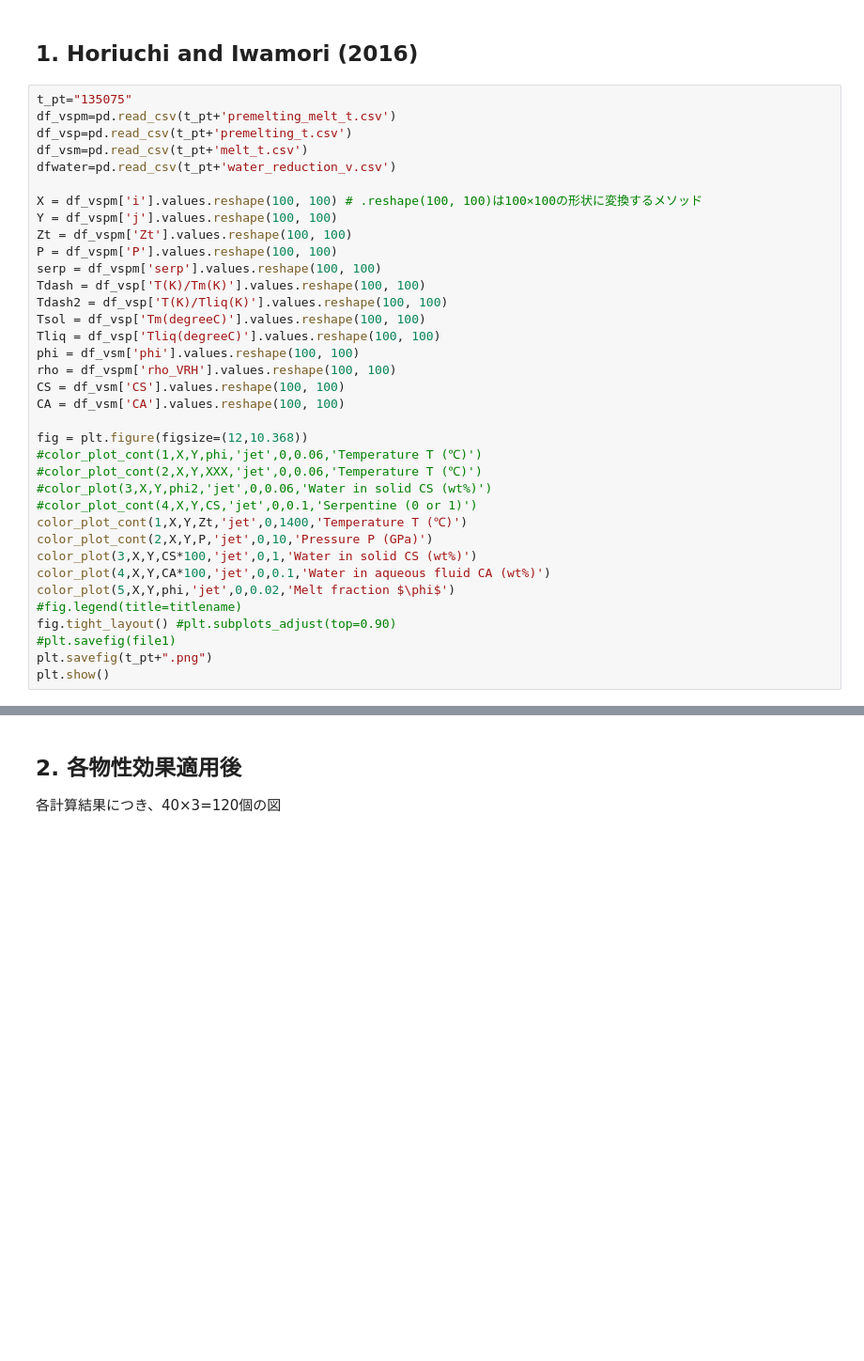
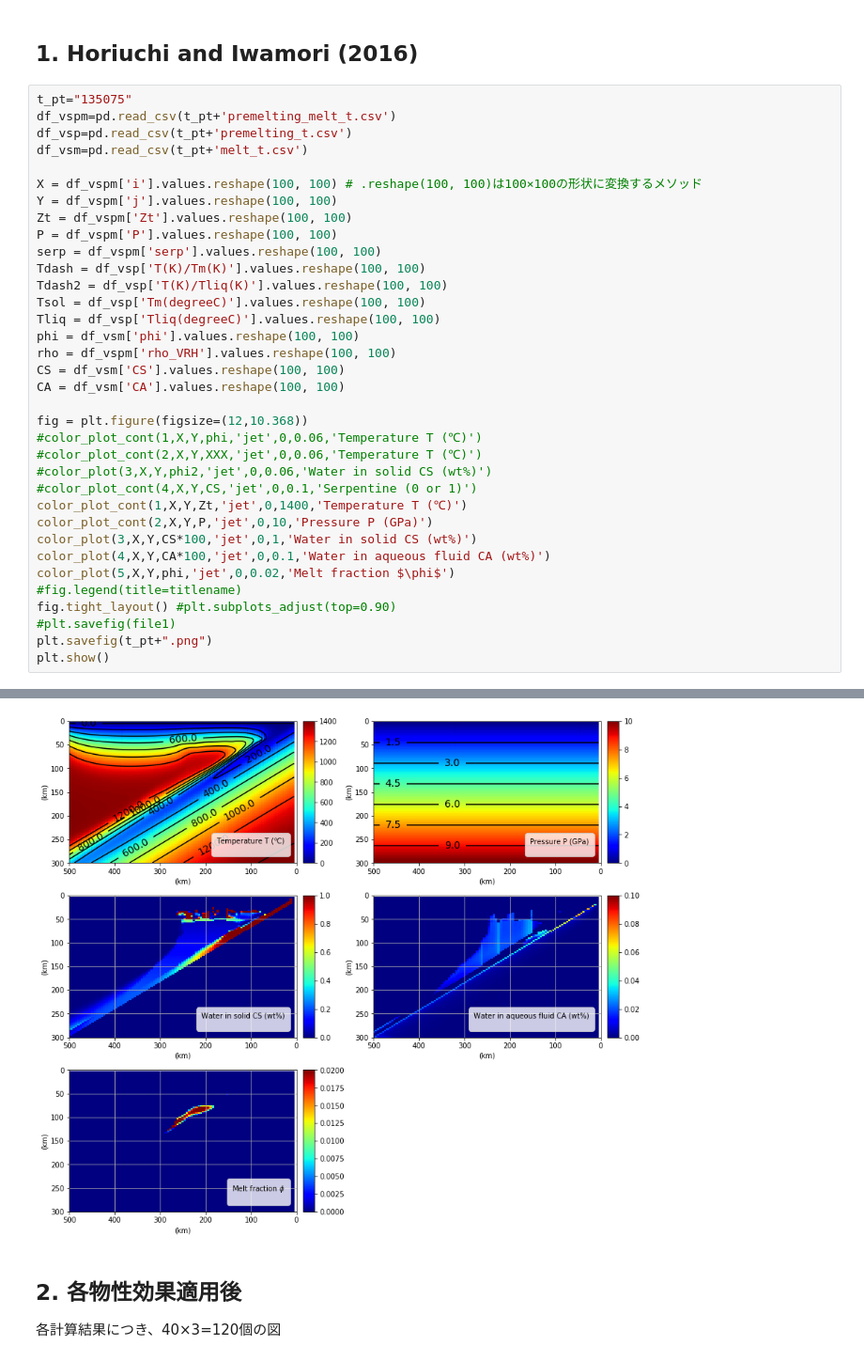
Before and after one commit to m-kunugi/kunugispecial2019public, a Jupyter notebook: essence_calculate_velocity_and_attenuation.ipynb, the cells around one changed output, grey strips where cells are left out. Shown: that part at 94% size. Drawn from its saved outputs; the diff is of its cells as text; blank space fills up the shorter version.

```diff
--- a/essence_calculate_velocity_and_attenuation.ipynb
+++ b/essence_calculate_velocity_and_attenuation.ipynb
@@ -68,7 +72,6 @@ t_pt="135075"
 df_vspm=pd.read_csv(t_pt+'premelting_melt_t.csv')
 df_vsp=pd.read_csv(t_pt+'premelting_t.csv')
 df_vsm=pd.read_csv(t_pt+'melt_t.csv')
-dfwater=pd.read_csv(t_pt+'water_reduction_v.csv')
 
 X = df_vspm['i'].values.reshape(100, 100) # .reshape(100, 100)は100×100の形状に変換するメソッド
 Y = df_vspm['j'].values.reshape(100, 100)
@@ -99,3 +102,4 @@ fig.tight_layout() #plt.subplots_adjust(top=0.90)
 #plt.savefig(file1)
 plt.savefig(t_pt+".png")
 plt.show()
+# %% [output]
@@ -102,3 +111,4 @@ plt.show()
+[figure, added]
 # %% [markdown]
 ## 2. 各物性効果適用後
 各計算結果につき、40×3=120個の図
```
Also changed, not shown: parts of 4 cells of this notebook.
